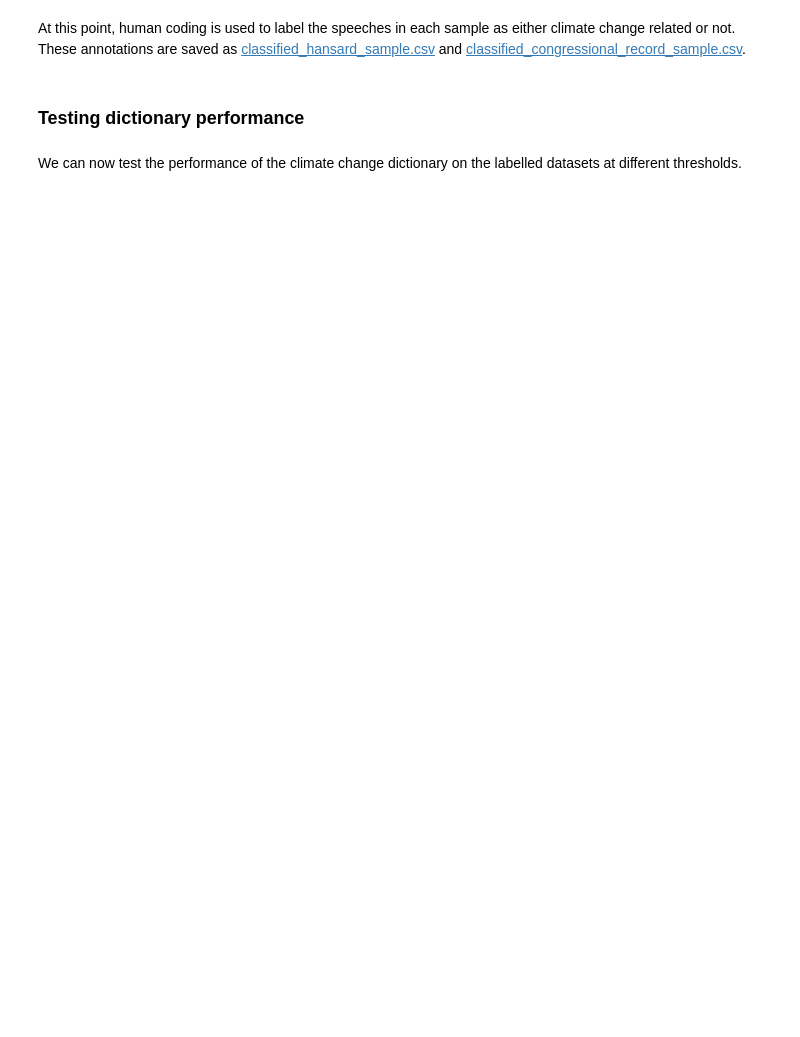
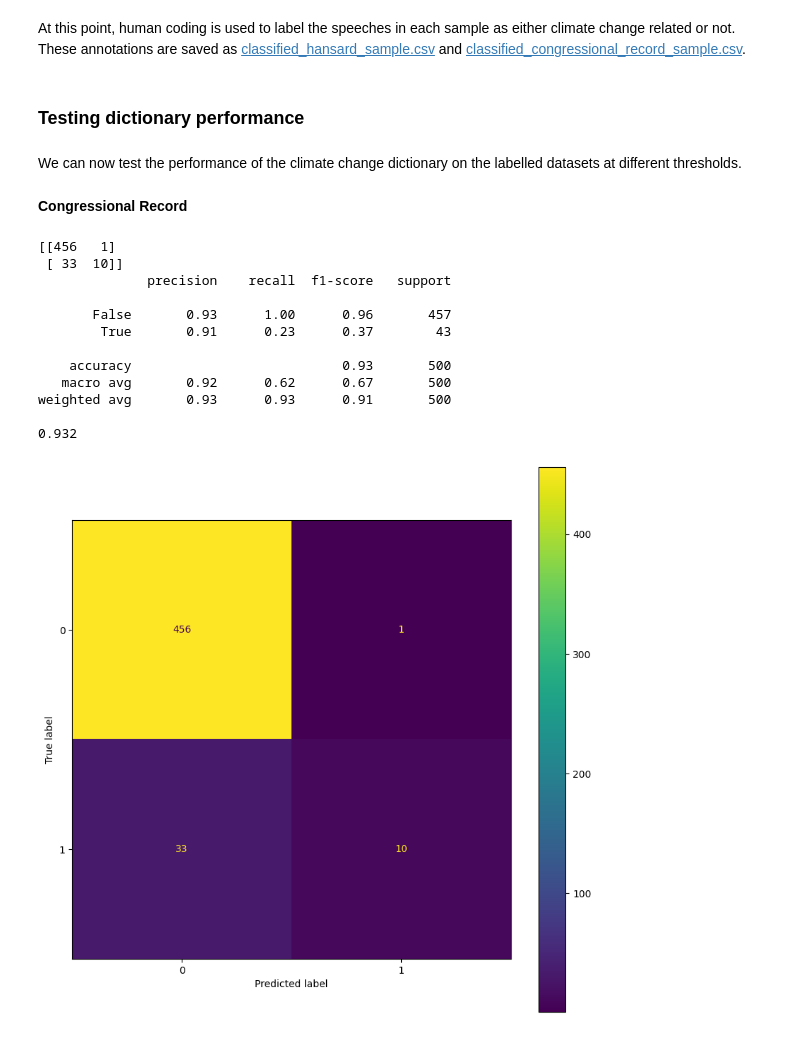
Before and after one commit to felixwallis/pir-dissertation, a Jupyter notebook: source/analysis/filtering.ipynb, the cells around one changed output. Cells and saved outputs as stored; diff of their text form; code cells hidden in the pictures; blank space fills up the shorter version.

Commit message:
further progress on filtering

```diff
--- a/source/analysis/filtering.ipynb
+++ b/source/analysis/filtering.ipynb
@@ -284,3 +285,42 @@ At this point, human coding is used to label the speeches in each sample as eith
 ### Testing dictionary performance
 # %% [markdown]
 We can now test the performance of the climate change dictionary on the labelled datasets at different thresholds.
+# %%
+classified_congressional_record_sample = pd.read_csv(
+    DATA_PATH + 'classified_congressional_record_sample.csv')
+classified_hansard_sample = pd.read_csv(
+    DATA_PATH + 'classified_hansard_sample.csv')
+# %% [markdown]
+**Congressional Record**
+# %%
+predicted_climate_change_content = topic_stems_filter(
+    classified_congressional_record_sample, climate_stems, 0.02)
+classified_congressional_record_sample['predicted_climate_change_content'] = classified_congressional_record_sample.index.isin(
+    predicted_climate_change_content.index)
+
+labels = classified_congressional_record_sample['climate_change_content']
+predicted_labels = classified_congressional_record_sample['predicted_climate_change_content']
+
+print(confusion_matrix(labels, predicted_labels))
+print(classification_report(labels, predicted_labels))
+print(accuracy_score(labels, predicted_labels))
+
+fig, ax = plt.subplots(figsize=(10, 10))
+cm = confusion_matrix(labels, predicted_labels)
+disp = ConfusionMatrixDisplay(confusion_matrix=cm)
+disp.plot(ax=ax)
+plt.show()
+# %% [output]
+[[456   1]
+ [ 33  10]]
+              precision    recall  f1-score   support
+
+       False       0.93      1.00      0.96       457
+        True       0.91      0.23      0.37        43
+
+    accuracy                           0.93       500
+   macro avg       0.92      0.62      0.67       500
+weighted avg       0.93      0.93      0.91       500
+
+0.932
+[figure, added]
```
Also changed, not shown: parts of 6 cells of this notebook.
